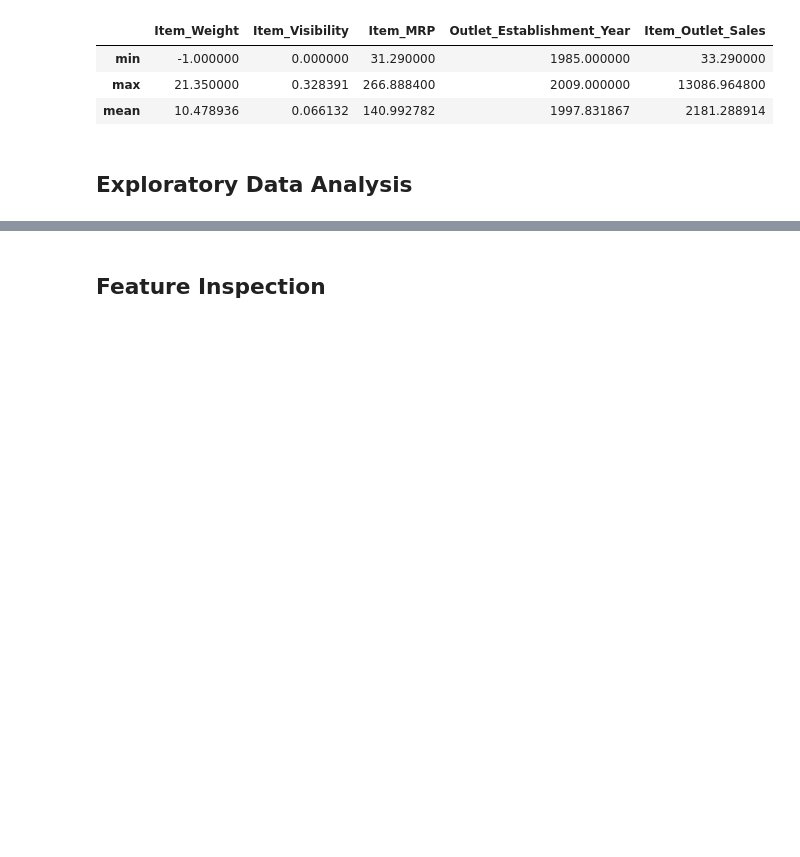
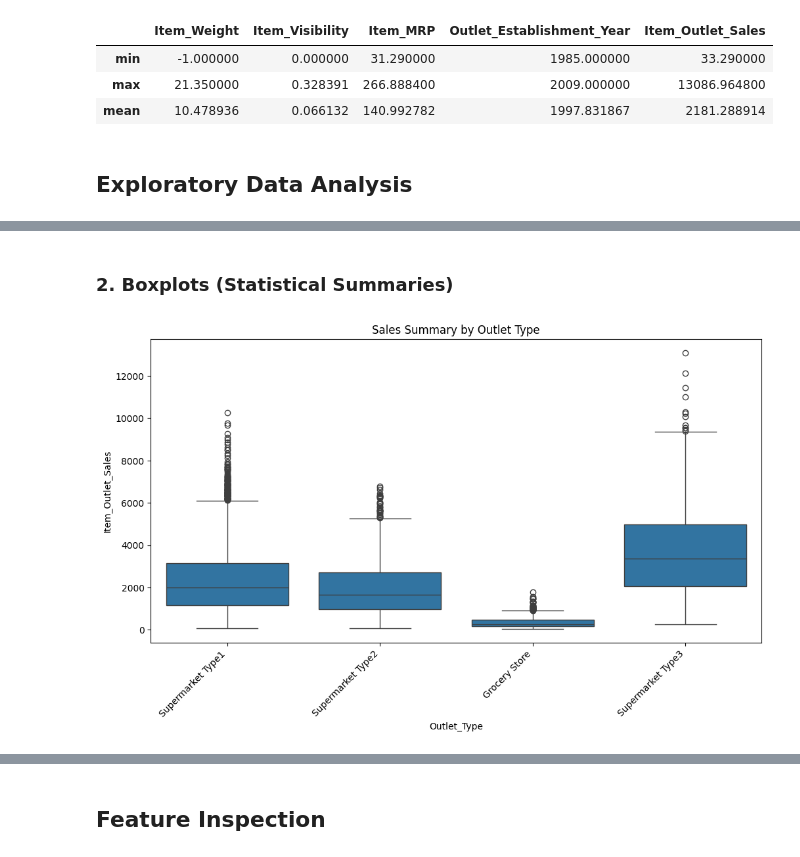
Before and after one commit to insafroumy/Prediction-of-Product-Sales, a Jupyter notebook: prediction_of_product_sales.ipynb, the cells around one changed output, grey strips where cells are left out. Cells and saved outputs as stored; diff of their text form; code cells hidden in the pictures; blank space fills up the shorter version.

```diff
--- a/prediction_of_product_sales.ipynb
+++ b/prediction_of_product_sales.ipynb
@@ -169,0 +192,9 @@ numerical_stats
+# %% [markdown]
+### 2. Boxplots (Statistical Summaries)
+# %%
+fig, ax = plt.subplots(figsize=(12, 6))
+sns.boxplot(data=df_prediction, x='Outlet_Type', y='Item_Outlet_Sales', ax=ax)
+ax.set_title('Sales Summary by Outlet Type')
+ax.set_xticklabels(ax.get_xticklabels(), rotation=45, ha='right');
+# %% [output]
+[figure, added]
```
Also changed, not shown: parts of 10 cells of this notebook.
